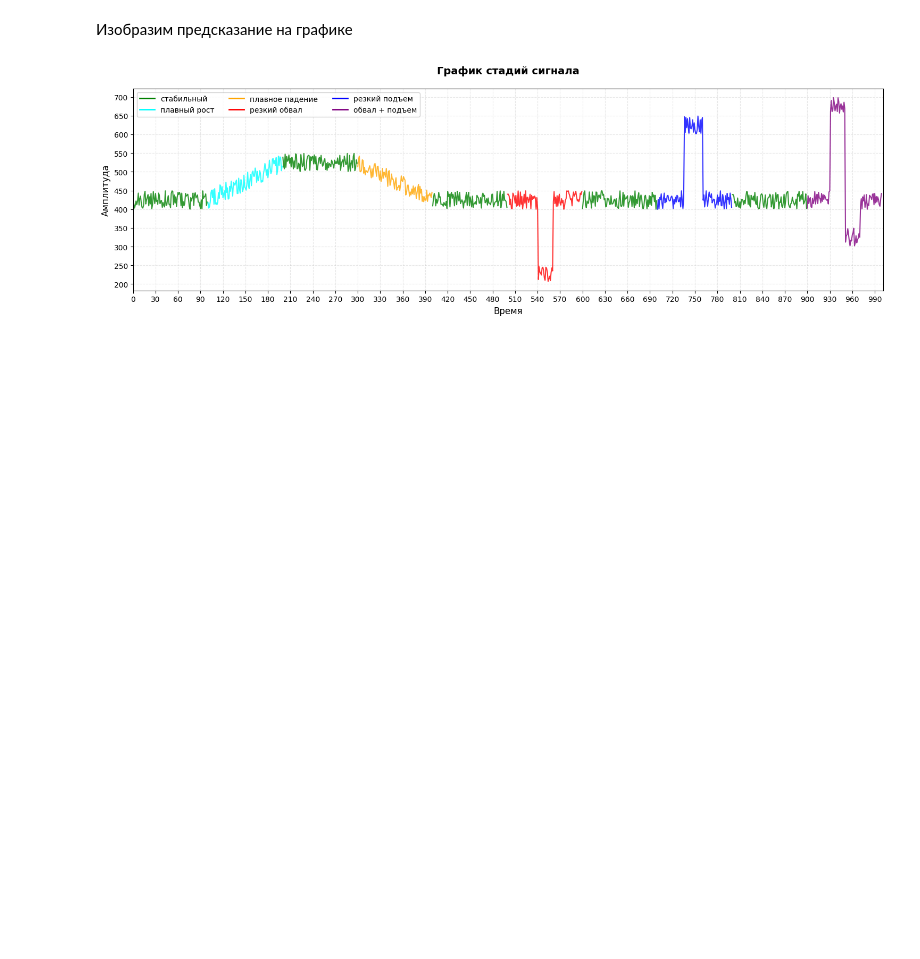
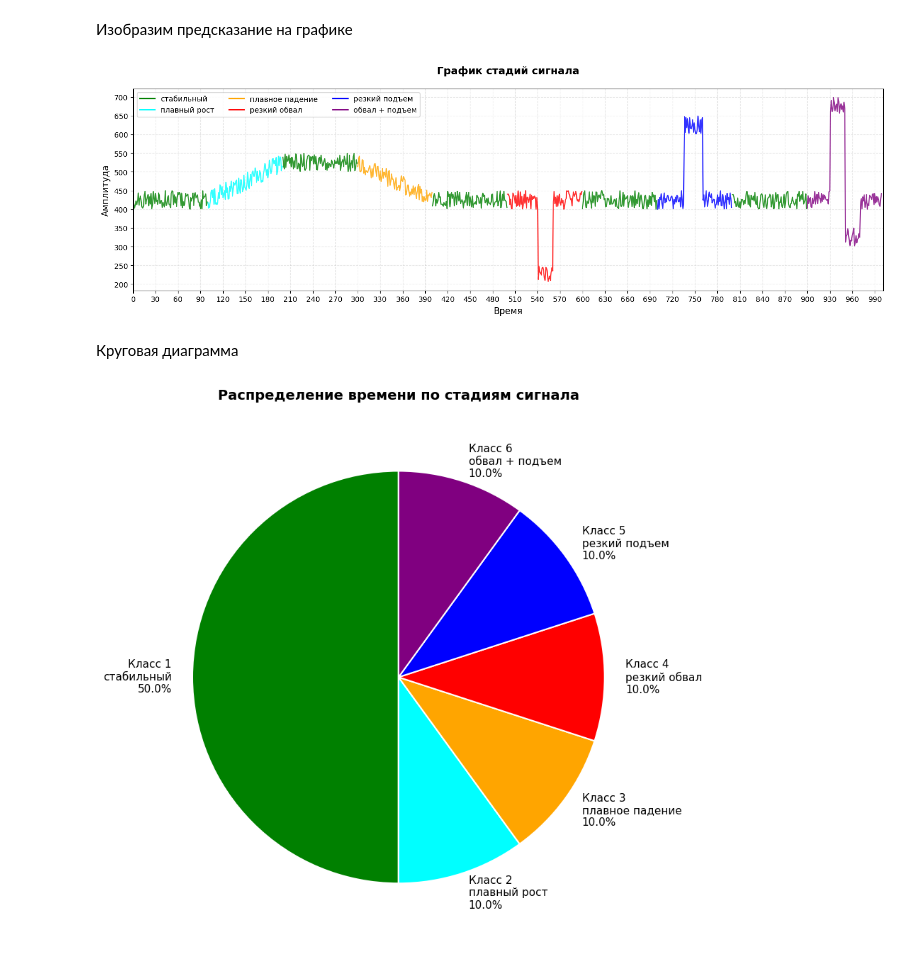
Before and after one commit to BuKohn/Practice3, a Jupyter notebook: signal.ipynb, the cells around one changed output. Drawn from its saved outputs; the diff is of its cells as text; code cells hidden in the pictures; blank space fills up the shorter version.

Commit message:
draw pie diagram

```diff
--- a/signal.ipynb
+++ b/signal.ipynb
@@ -209,3 +209,33 @@ plt.tight_layout()
 plt.show()
 # %% [output]
 [figure]
+# %% [markdown]
+Круговая диаграмма
+# %%
+class_counts = {}
+for pred_class in y_pred:
+    class_counts[pred_class] = class_counts.get(pred_class, 0) + 1
+
+class_counts = dict(sorted(class_counts.items()))
+
+labels = [f"Класс {k}\n{class_names[k]}" for k in class_counts.keys()]
+sizes = [count * SEGMENT_LENGTH for count in class_counts.values()]
+colors_list = [colors[k] for k in class_counts.keys()]
+
+total = sum(sizes)
+percentages = [(s/total)*100 for s in sizes]
+labels_with_pct = [f"{labels[i]}\n{percentages[i]:.1f}%" for i in range(len(labels))]
+
+plt.figure(figsize=(10, 8))
+
+wedges, texts, autotexts = plt.pie(sizes, labels=labels_with_pct, colors=colors_list,
+                                    autopct='', startangle=90,
+                                    textprops={'fontsize': 11},
+                                    wedgeprops={'edgecolor': 'white', 'linewidth': 1.5})
+
+plt.title('Распределение времени по стадиям сигнала', fontsize=14, fontweight='bold', pad=20)
+
+plt.tight_layout()
+plt.show()
+# %% [output]
+[figure, added]
```
